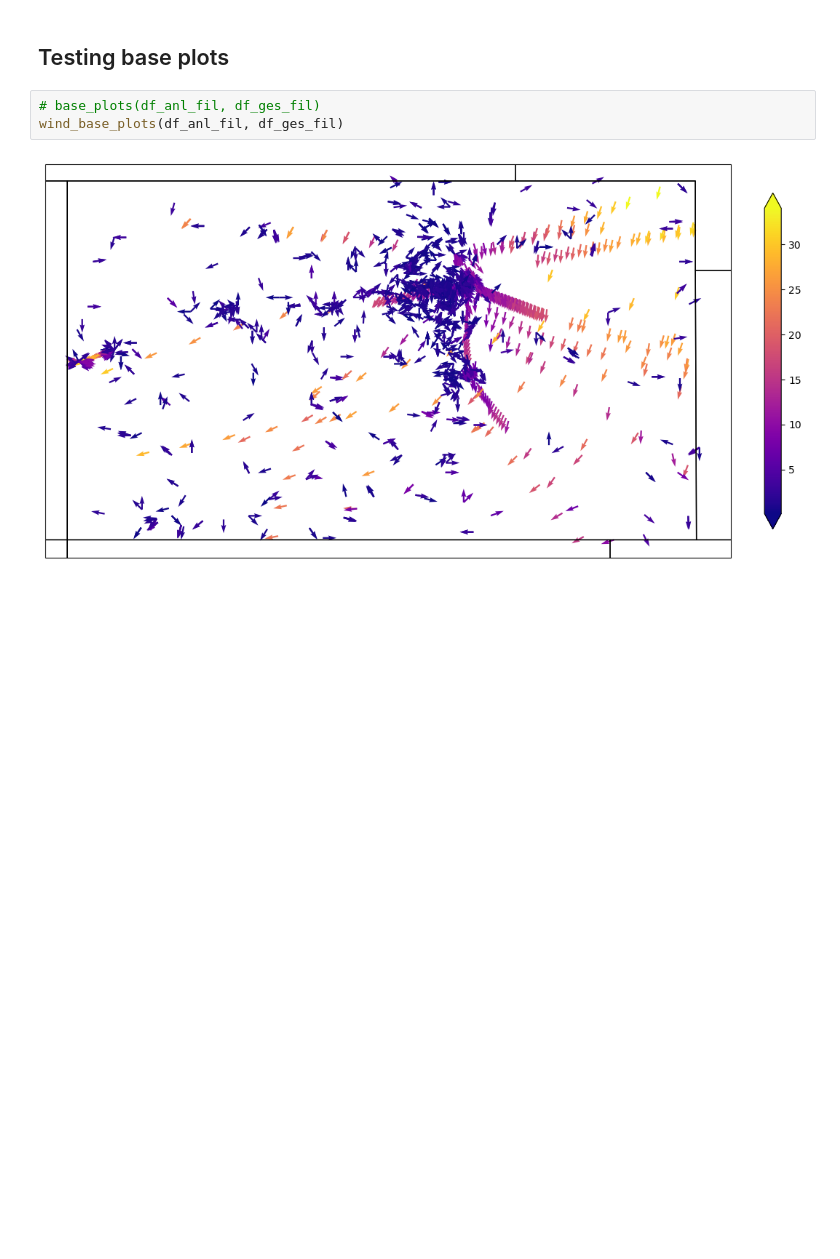
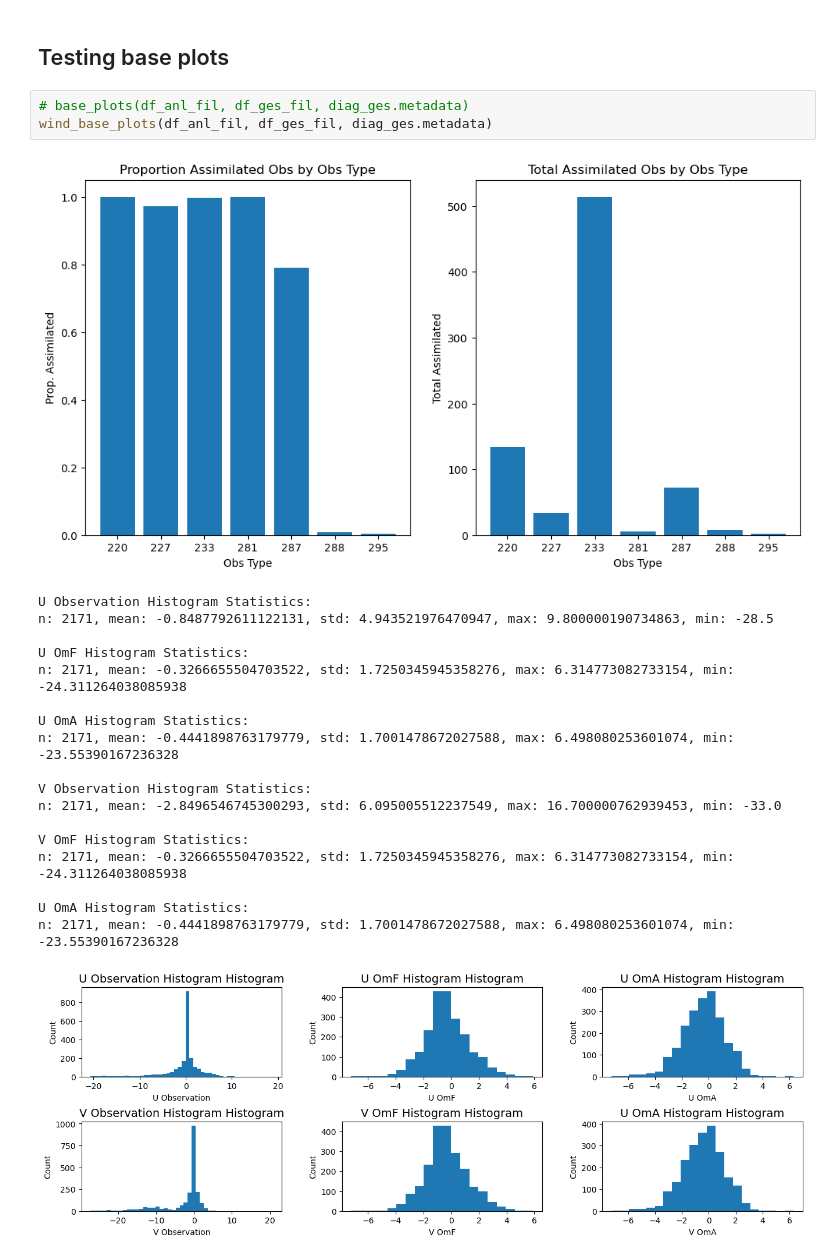
Before and after one commit to NOAA-GSL/pyDAmonitor, a Jupyter notebook: code/filter_df_testing.ipynb, the cells around one changed output. Saved outputs shown, nothing was run; the diff lists cells and outputs as text; blank space fills up the shorter version.

Commit message:
Added histograms and bar plots for wind base plots, added metadata parameter for both base plot functions, converted temp from K to F for plotting

```diff
--- a/code/filter_df_testing.ipynb
+++ b/code/filter_df_testing.ipynb
@@ -74,7 +98,25 @@ print(len(df_ges_fil))
 # %% [markdown]
 ## Testing base plots
 # %%
-# base_plots(df_anl_fil, df_ges_fil)
-wind_base_plots(df_anl_fil, df_ges_fil)
+# base_plots(df_anl_fil, df_ges_fil, diag_ges.metadata)
+wind_base_plots(df_anl_fil, df_ges_fil, diag_ges.metadata)
 # %% [output]
-[figure, old version]
+[figure, new version]
+U Observation Histogram Statistics:
+n: 2171, mean: -0.8487792611122131, std: 4.943521976470947, max: 9.800000190734863, min: -28.5
+
+U OmF Histogram Statistics:
+n: 2171, mean: -0.3266655504703522, std: 1.7250345945358276, max: 6.314773082733154, min: -24.311264038085938
+
+U OmA Histogram Statistics:
+n: 2171, mean: -0.4441898763179779, std: 1.7001478672027588, max: 6.498080253601074, min: -23.55390167236328
+
+V Observation Histogram Statistics:
+n: 2171, mean: -2.8496546745300293, std: 6.095005512237549, max: 16.700000762939453, min: -33.0
+
+V OmF Histogram Statistics:
+n: 2171, mean: -0.3266655504703522, std: 1.7250345945358276, max: 6.314773082733154, min: -24.311264038085938
+
+U OmA Histogram Statistics:
+n: 2171, mean: -0.4441898763179779, std: 1.7001478672027588, max: 6.498080253601074, min: -23.55390167236328
+[figure, added]
```
Also changed, not shown: parts of 3 cells of this notebook, 1 other file.
